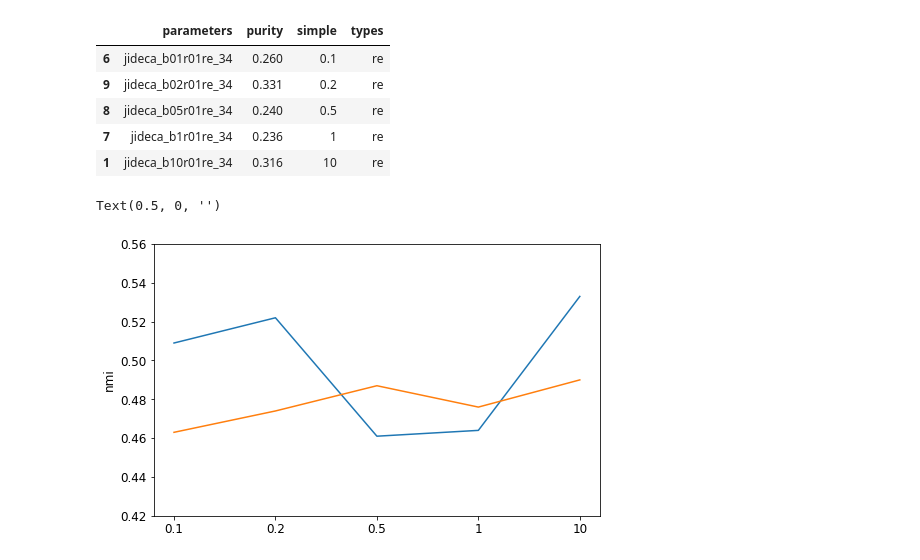
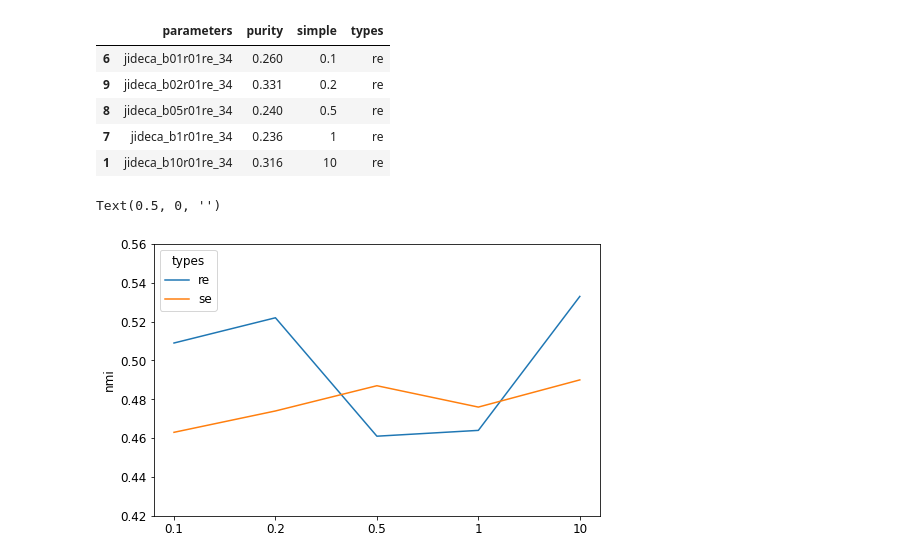
Before and after one commit to hopemini/data_processing, a Jupyter notebook: jideca_params/find_mean.ipynb, the cells around one changed output. Cells and saved outputs as stored; diff of their text form; code cells hidden in the pictures.

```diff
--- a/jideca_params/find_mean.ipynb
+++ b/jideca_params/find_mean.ipynb
@@ -96,11 +96,11 @@ plt.rc('legend', fontsize=BIGGER_SIZE)    # legend fontsize
 plt.rc('figure', titlesize=BIGGER_SIZE)  # fontsize of the figure title
 # %%
 plt.figure(figsize=(8,5))
-#sns.lineplot(x='simple', y='nmi', data=df_nmi)
-sns.lineplot(x='simple', y='nmi', data=df_nmi.loc[df_nmi['types'] == 're'].sort_values(by='simple'))
-sns.lineplot(x='simple', y='nmi', data=df_nmi.loc[df_nmi['types'] == 'se'].sort_values(by='simple'))
+#sns.lineplot(x='simple', y='nmi', data=df_nmi.loc[df_nmi['types'] == 're'].sort_values(by='simple'))
+#sns.lineplot(x='simple', y='nmi', data=df_nmi.loc[df_nmi['types'] == 'se'].sort_values(by='simple'))
+sns.lineplot(x='simple', y='nmi', data=df_nmi.sort_values(by='simple'), hue='types', markers=['o', '<'])
 plt.ylim(0.42, 0.56)
 plt.xlabel(None)
 # %% [output]
 Text(0.5, 0, '')
-[figure, old version]
+[figure, new version]
```
Also changed, not shown: parts of 3 cells of this notebook.
